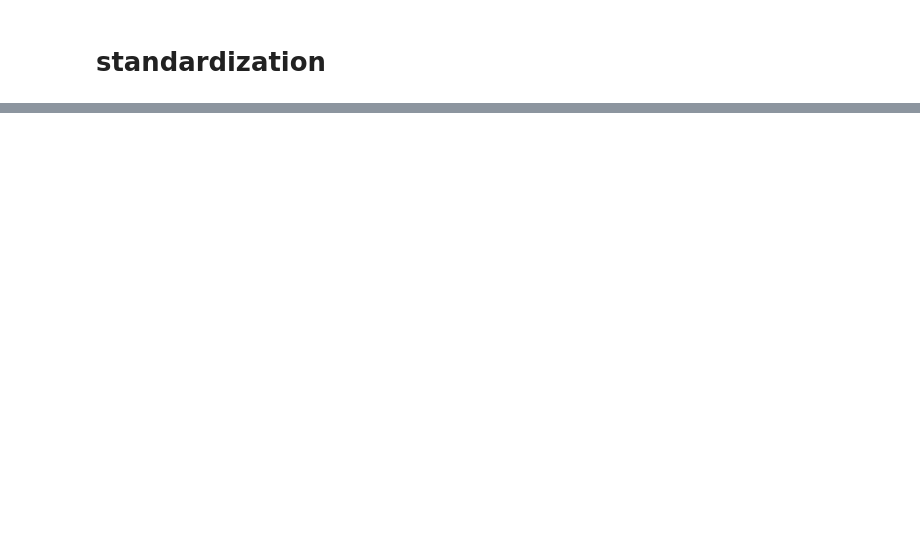
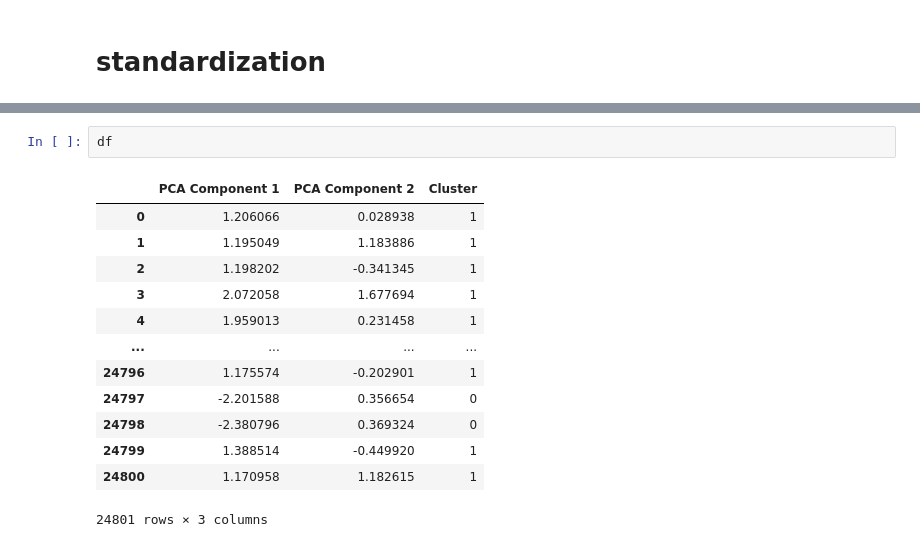
Before and after one commit to Suchada2000/MY-WORK, a Jupyter notebook: Untitled34.ipynb, the cells around one changed output, grey strips where cells are left out. Drawn from its saved outputs; the diff is of its cells as text; blank space fills up the shorter version.

```diff
--- a/Untitled34.ipynb
+++ b/Untitled34.ipynb
@@ -229,0 +367,16 @@ print(pipe.score(X_test_encoded, y_test))
+# %%
+df
+# %% [output]
+|  | PCA Component 1 | PCA Component 2 | Cluster |
+| 0 | 1.206066 | 0.028938 | 1 |
+| 1 | 1.195049 | 1.183886 | 1 |
+| 2 | 1.198202 | -0.341345 | 1 |
+| 3 | 2.072058 | 1.677694 | 1 |
+| 4 | 1.959013 | 0.231458 | 1 |
+| ... | ... | ... | ... |
+| 24796 | 1.175574 | -0.202901 | 1 |
+| 24797 | -2.201588 | 0.356654 | 0 |
+| 24798 | -2.380796 | 0.369324 | 0 |
+| 24799 | 1.388514 | -0.449920 | 1 |
+| 24800 | 1.170958 | 1.182615 | 1 |
+24801 rows × 3 columns
```
Also changed, not shown: parts of 19 cells of this notebook.
